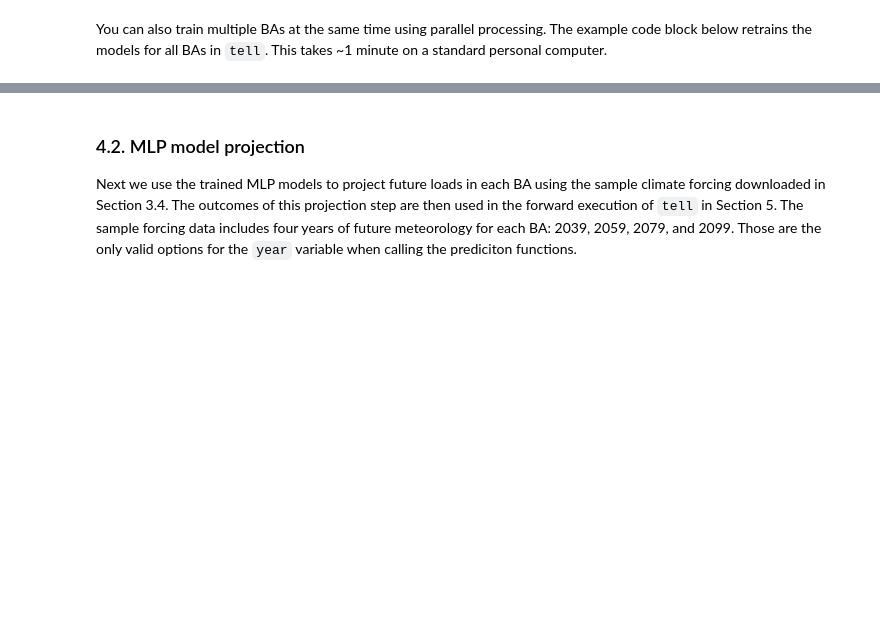
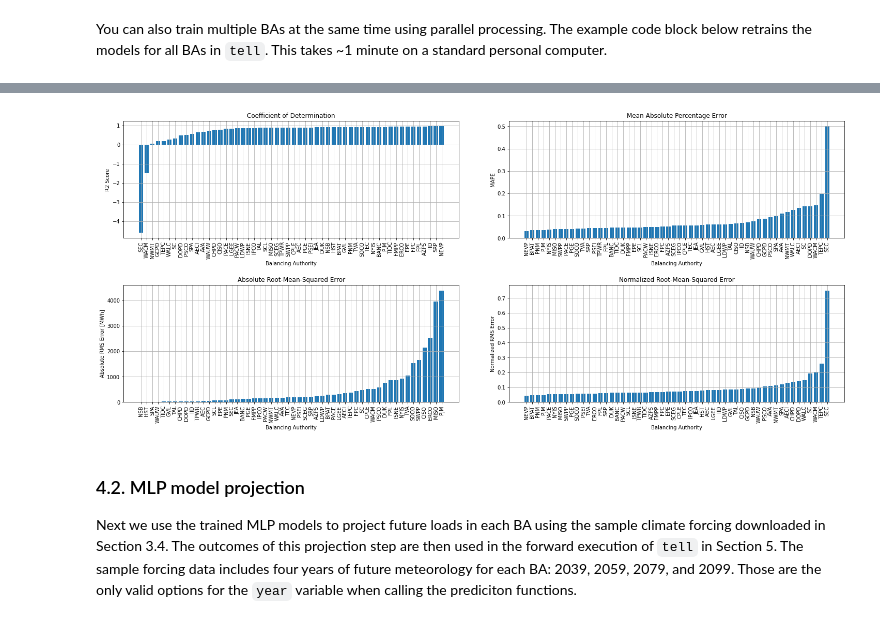
Before and after one commit to IMMM-SFA/tell, a Jupyter notebook: notebooks/tell_quickstarter.ipynb, the cells around one changed output, grey strips where cells are left out. Drawn from its saved outputs; the diff is of its cells as text; code cells hidden in the pictures; blank space fills up the shorter version.

```diff
--- a/notebooks/tell_quickstarter.ipynb
+++ b/notebooks/tell_quickstarter.ipynb
@@ -79,9 +107,11 @@ TypeError: 'numpy.float64' object cannot be interpreted as an integer
 # %%
 # Plot the statistical performance (e.g., RMS_ABS, RMS_NORM, MAPE, or R2) of the predictive models across all the BAs in TELL:
 tell.plot_mlp_summary_statistics(validation_df,
                                  image_output_dir = tell_image_dir,
                                  image_resolution = 150,
-                                 save_images = True)
+                                 save_images = False)
+# %% [output]
+[figure, added]
 # %% [markdown]
 ### 4.2. MLP model projection
 Next we use the trained MLP models to project future loads in each BA using the sample climate forcing downloaded in Section 3.4. The outcomes of this projection step are then used in the forward execution of `tell` in Section 5. The sample forcing data includes four years of future meteorology for each BA: 2039, 2059, 2079, and 2099. Those are the only valid options for the `year` variable when calling the prediciton functions.
```
Also changed, not shown: parts of 7 cells of this notebook.
